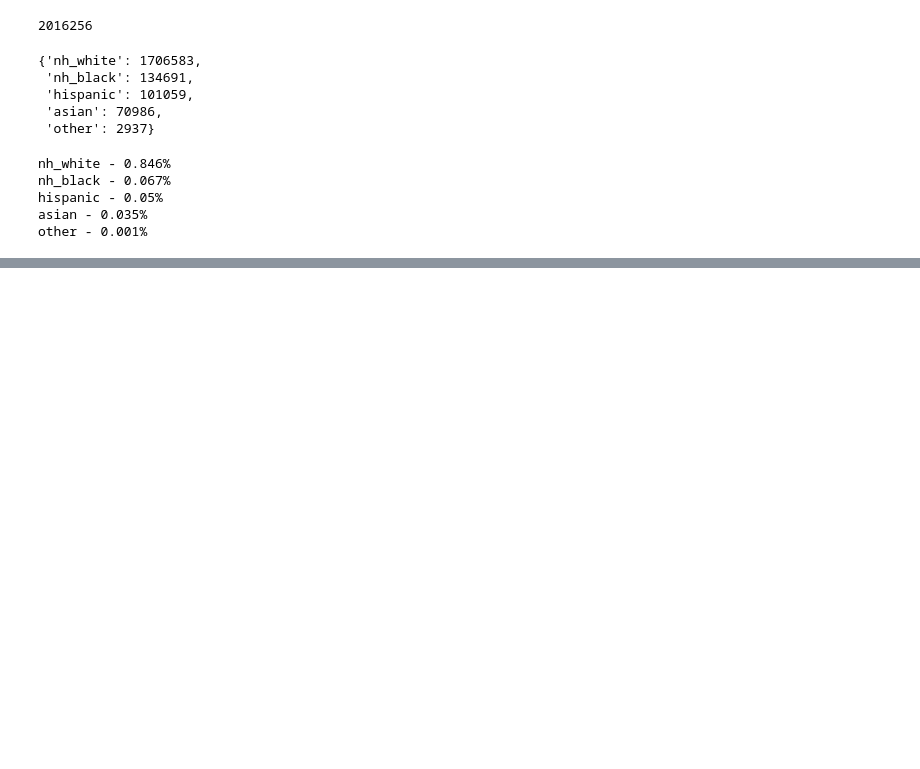
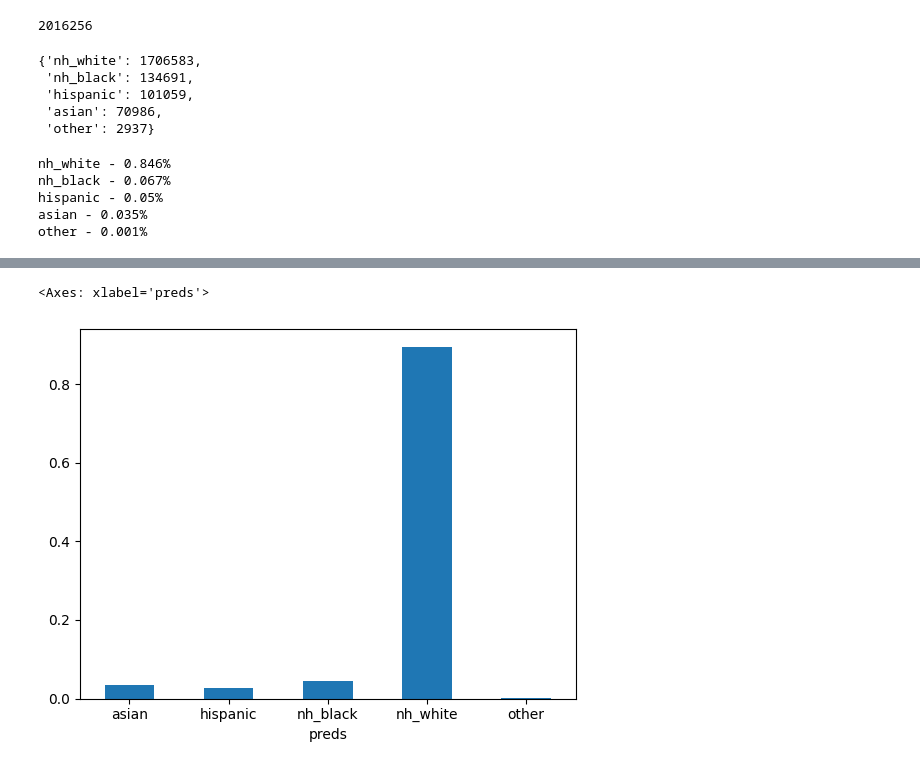
Before and after one commit to appeler/ethnicolr_v2, a Jupyter notebook: notebooks/9.2_dime_lstm_infer.ipynb, the cells around one changed output, grey strips where cells are left out. Drawn from its saved outputs; the diff is of its cells as text; code cells hidden in the pictures; blank space fills up the shorter version.

```diff
--- a/notebooks/9.2_dime_lstm_infer.ipynb
+++ b/notebooks/9.2_dime_lstm_infer.ipynb
@@ -232,2 +242,7 @@ final_df = pd.merge(df, results_df, left_on=['full_name'], right_on=['names'], h
+# %%
+(df.groupby('preds')['sum'].sum()/df['sum'].sum()).plot.bar(x='lab', y='val', rot=0)
+# %% [output]
+<Axes: xlabel='preds'>
+[figure, added]
 # %%
 final_df[['full_name', 'sum', 'count', 'predictions', 'preds']].to_csv("/content/drive/MyDrive/Colab/ethnicolor/data/dime_contrib_2014_results.csv", index=False)
```
Also changed, not shown: parts of 1 cell of this notebook.
